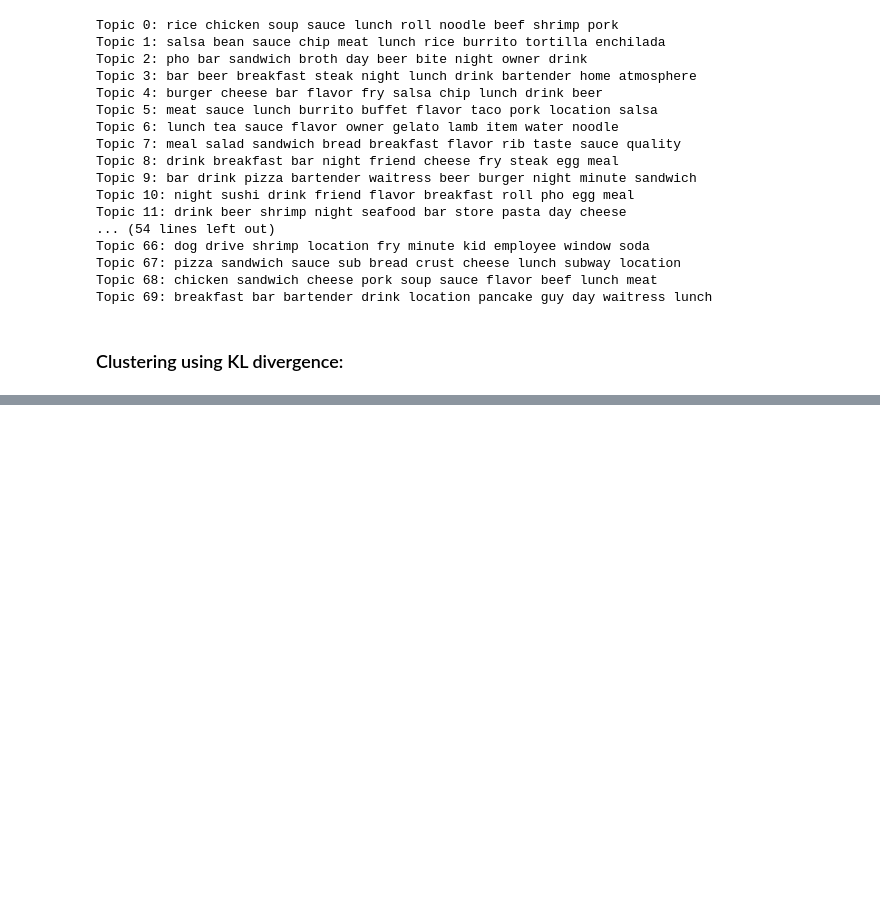
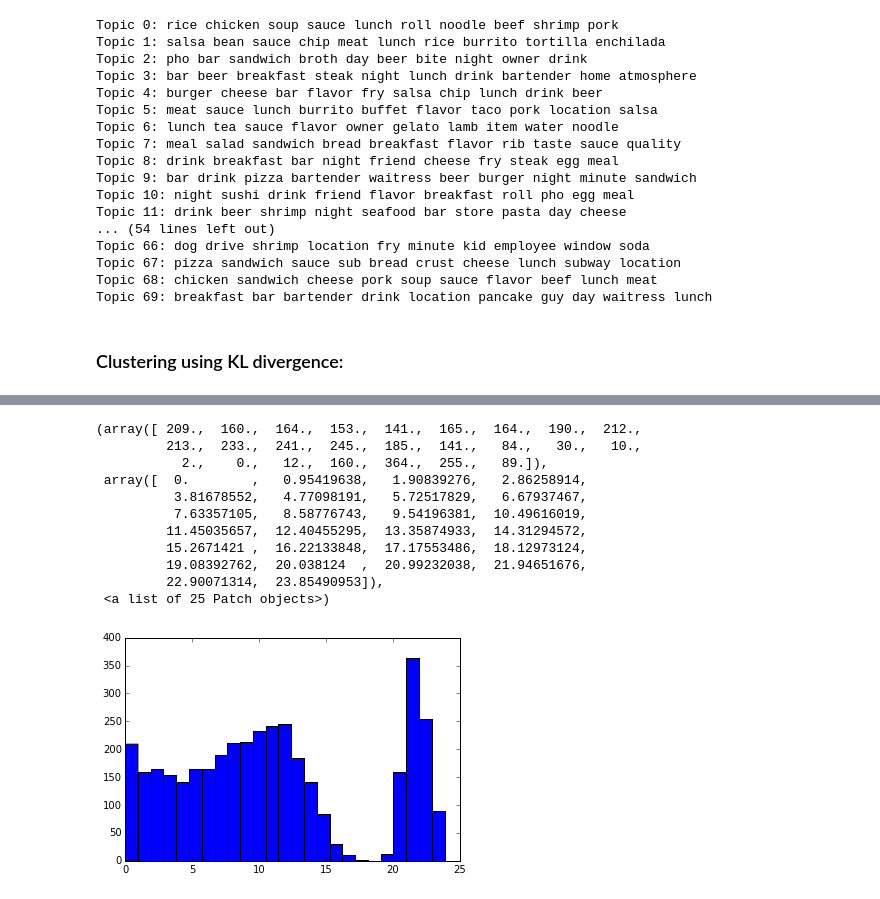
Before and after one commit to nicodri/CS281, a Jupyter notebook: lasvegas lda.ipynb, the cells around one changed output, grey strips where cells are left out. Cells and saved outputs as stored; diff of their text form; code cells hidden in the pictures; blank space fills up the shorter version.

```diff
--- a/lasvegas lda.ipynb
+++ b/lasvegas lda.ipynb
@@ -564,0 +591,15 @@ for i in range(3822):
+# %%
+plt.hist(kl_mat[0,:],bins=25)
+# %% [output]
+(array([ 209.,  160.,  164.,  153.,  141.,  165.,  164.,  190.,  212.,
+         213.,  233.,  241.,  245.,  185.,  141.,   84.,   30.,   10.,
+           2.,    0.,   12.,  160.,  364.,  255.,   89.]),
+ array([  0.        ,   0.95419638,   1.90839276,   2.86258914,
+          3.81678552,   4.77098191,   5.72517829,   6.67937467,
+          7.63357105,   8.58776743,   9.54196381,  10.49616019,
+         11.45035657,  12.40455295,  13.35874933,  14.31294572,
+         15.2671421 ,  16.22133848,  17.17553486,  18.12973124,
+         19.08392762,  20.038124  ,  20.99232038,  21.94651676,
+         22.90071314,  23.85490953]),
+ <a list of 25 Patch objects>)
+[figure, added]
```
Also changed, not shown: parts of 7 cells of this notebook, 2 other files.
